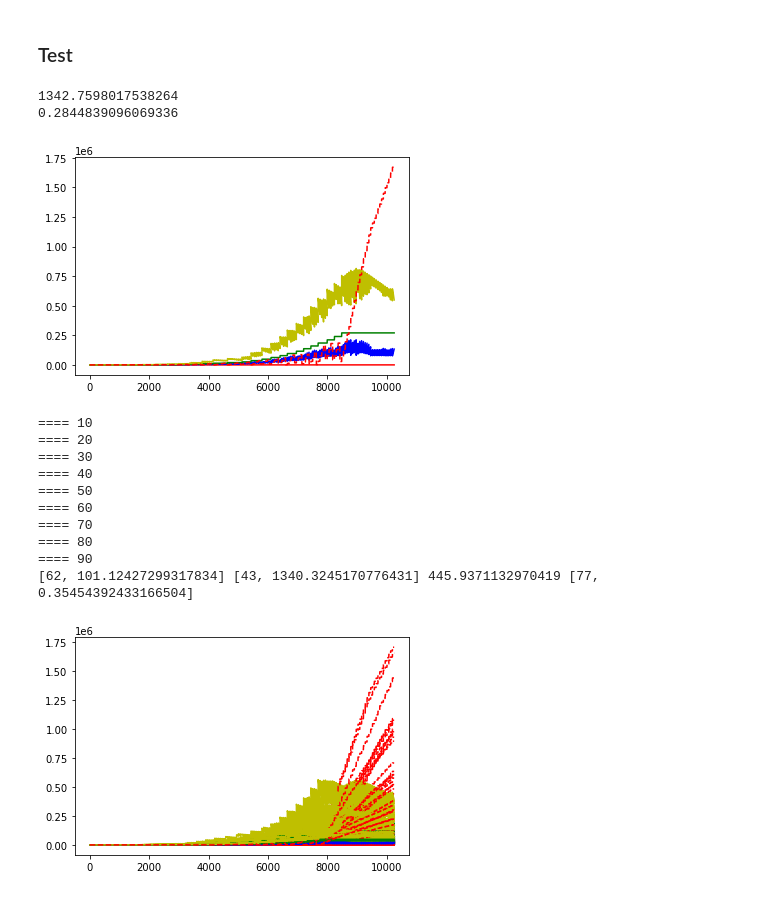
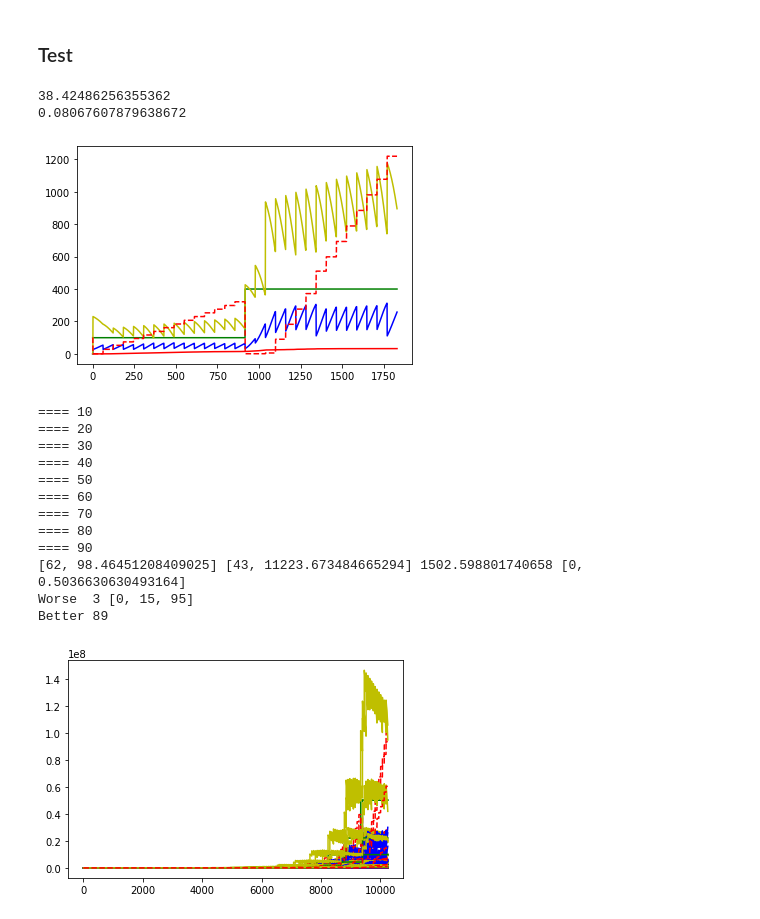
Before and after one commit to Houwang123/fish, a Jupyter notebook: fish.ipynb, the cells around one changed output. Drawn from its saved outputs; the diff is of its cells as text; code cells hidden in the pictures.

```diff
--- a/fish.ipynb
+++ b/fish.ipynb
@@ -108,12 +107,12 @@ def rule_fish(a,b,c,d,e,f,g,h,*args,**kwargs):
 ### Test
 # %%
 start = time.time()
-print(episode(rule_fish,168,43))
+print(episode(rule_fish,30,62))
 print(time.time()-start)
 # %% [output]
-1342.7598017538264
-0.2844839096069336
+38.42486256355362
+0.08067607879638672
-[figure, old version]
+[figure, new version]
 # %%
 def episode(agent,steps,seed=random.randint(0,1000)):
     random.seed(seed)
@@ -173,6 +172,8 @@ def episode(agent,steps,seed=random.randint(0,1000)):
                 credit = credit - new_capacity * expand_price
                 pool_level += action[3]
 
+        capacity = 100 *pool_level ** 2
+
         for minute in range(60):
             eat = population * consume_rate * min([food / capacity, 1])
             if food == 0:
@@ -195,35 +196,57 @@ def episode(agent,steps,seed=random.randint(0,1000)):
 # %%
 # Simple eval
 agent = rule_fish
-
+prevResults = []
+try:
+    prevResults = results
+except:
+    pass
+results = []
 score = 0
 lowest = [0, episode(agent,168,0)]
 start = time.time()
 highest = [0,episode(agent,168,0)]
+results.append(episode(agent,168,0))
 highest_time = [0,time.time()-start]
 for seed in range(1,100):
     if seed%10 == 0:
         print("====",seed)
     start = time.time()
     a = episode(agent,168,seed)
+    results.append(a)
     res = time.time()-start
     if res > highest_time[1]:
         highest_time=[seed,res]
     score += 0.01 * a
     if lowest[1] > a:
         lowest = [seed,a]
     if highest[1] < a:
         highest = [seed,a]
 print(lowest,highest,score,highest_time)
+
+a = 0
+aa = []
+b = 0
+if len(prevResults) > 0:
+    for i in range(len(prevResults)):
+        if prevResults[i] > results[i]:
+            a += 1
+            aa.append(i)
+        elif prevResults[i] < results[i]:
+            b += 1
+print("Worse ",a,aa)
+print("Better",b)
 # %% [output]
 ==== 10
 ==== 20
 ==== 30
 ==== 40
 ==== 50
 ==== 60
 ==== 70
 ==== 80
 ==== 90
-[62, 101.12427299317834] [43, 1340.3245170776431] 445.9371132970419 [77, 0.35454392433166504]
+[62, 98.46451208409025] [43, 11223.673484665294] 1502.598801740658 [0, 0.5036630630493164]
+Worse  3 [0, 15, 95]
+Better 89
-[figure, old version]
+[figure, new version]
```
Also changed, not shown: parts of 1 cell of this notebook, 6 other files.
